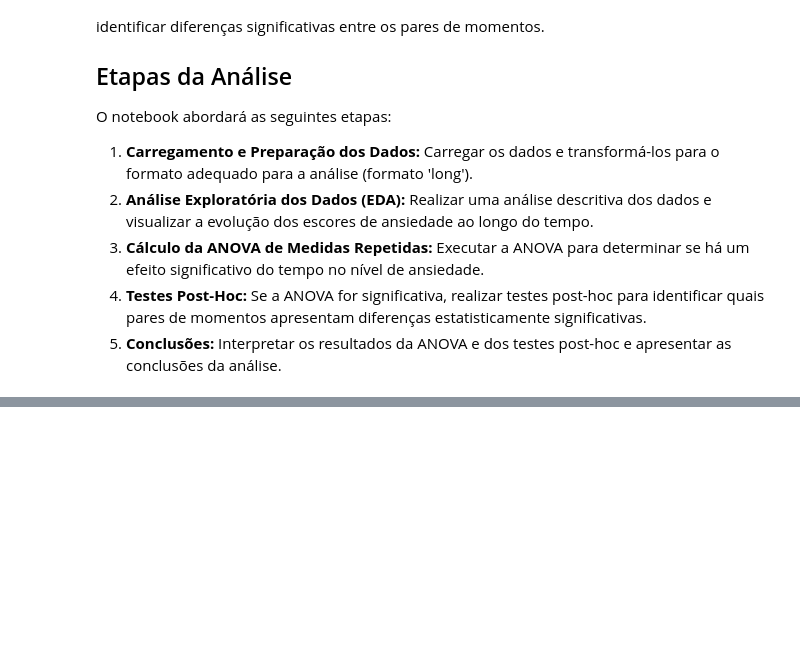
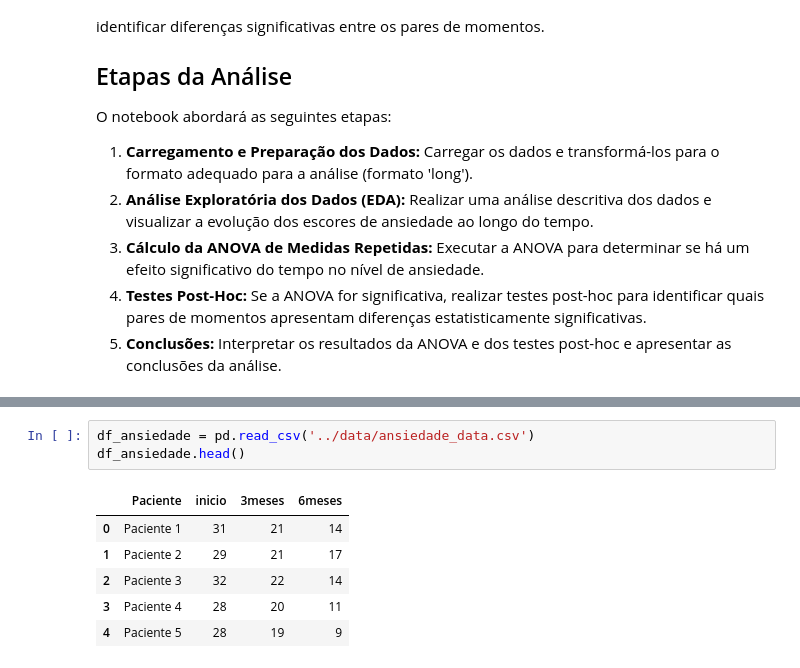
Before and after one commit to JCarapina/Estudos-praticos, a Jupyter notebook: 01_estatistica/notebooks/anova.ipynb, the cells around one changed output, grey strips where cells are left out. Drawn from its saved outputs; the diff is of its cells as text; blank space fills up the shorter version.

```diff
--- a/01_estatistica/notebooks/anova.ipynb
+++ b/01_estatistica/notebooks/anova.ipynb
@@ -271,0 +280,10 @@ O notebook abordará as seguintes etapas:
+# %%
+df_ansiedade = pd.read_csv('../data/ansiedade_data.csv')
+df_ansiedade.head()
+# %% [output]
+|  | Paciente | inicio | 3meses | 6meses |
+| 0 | Paciente 1 | 31 | 21 | 14 |
+| 1 | Paciente 2 | 29 | 21 | 17 |
+| 2 | Paciente 3 | 32 | 22 | 14 |
+| 3 | Paciente 4 | 28 | 20 | 11 |
+| 4 | Paciente 5 | 28 | 19 | 9 |
```
Also changed, not shown: parts of 9 cells of this notebook.
